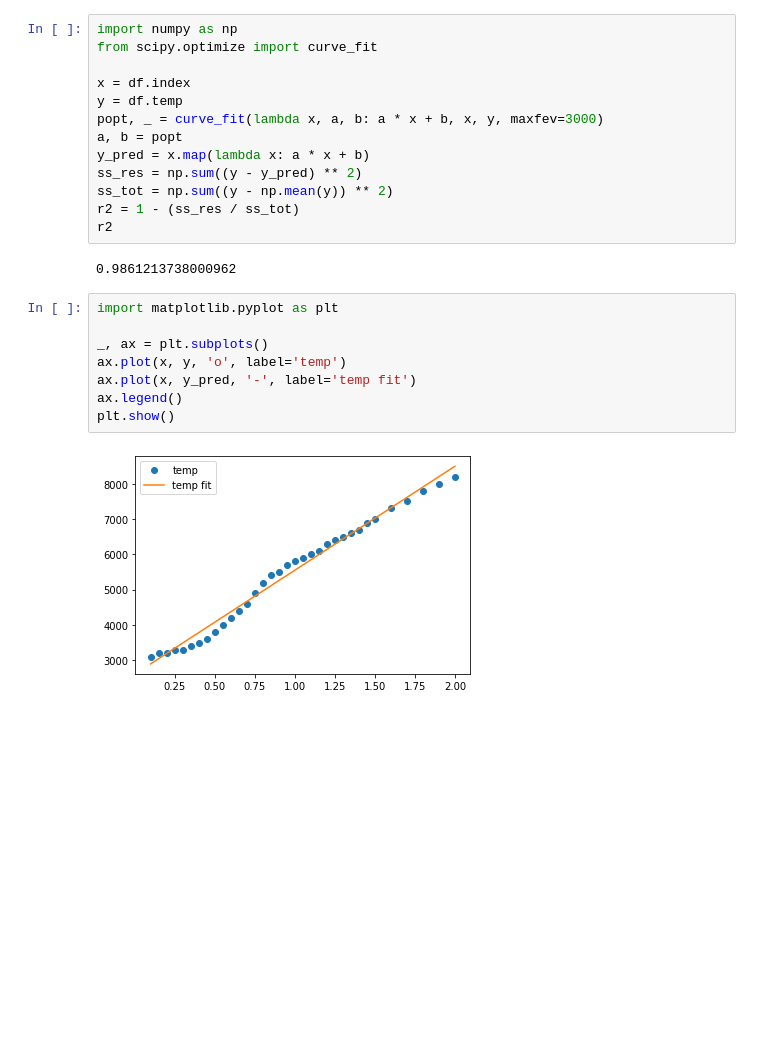
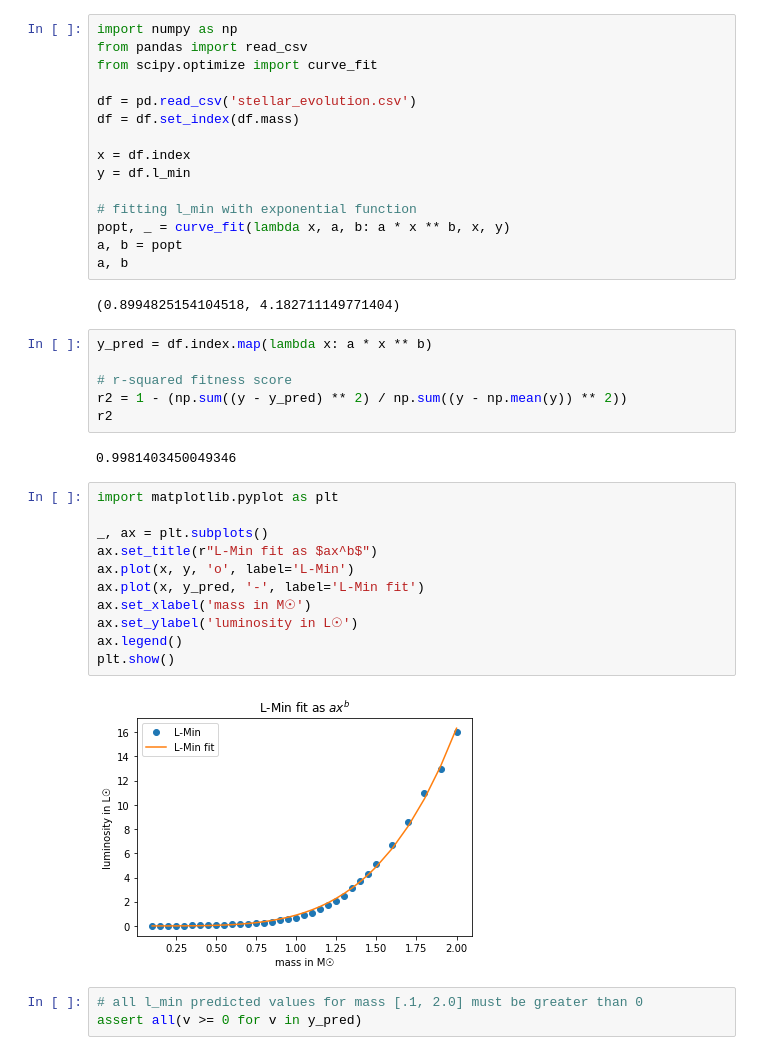
Before and after one commit to vialdj/gs4worldbuilding, a Jupyter notebook: dev/stellar_evolution.ipynb, the cells around one changed output. Saved outputs shown, nothing was run; the diff lists cells and outputs as text; blank space fills up the shorter version.

Commit message:
l_min fitted through exponential form with positive constraint

```diff
--- a/dev/stellar_evolution.ipynb
+++ b/dev/stellar_evolution.ipynb
@@ -25,25 +1,41 @@ df
 # %%
 import numpy as np
+from pandas import read_csv
 from scipy.optimize import curve_fit
 
+df = pd.read_csv('stellar_evolution.csv')
+df = df.set_index(df.mass)
+
 x = df.index
-y = df.temp
-popt, _ = curve_fit(lambda x, a, b: a * x + b, x, y, maxfev=3000)
+y = df.l_min
+
+# fitting l_min with exponential function
+popt, _ = curve_fit(lambda x, a, b: a * x ** b, x, y)
 a, b = popt
-y_pred = x.map(lambda x: a * x + b)
-ss_res = np.sum((y - y_pred) ** 2)
-ss_tot = np.sum((y - np.mean(y)) ** 2)
-r2 = 1 - (ss_res / ss_tot)
-r2
+a, b
 # %% [output]
-0.9861213738000962
+(0.8994825154104518, 4.182711149771404)
+# %%
+y_pred = df.index.map(lambda x: a * x ** b)
+
+# r-squared fitness score
+r2 = 1 - (np.sum((y - y_pred) ** 2) / np.sum((y - np.mean(y)) ** 2))
+r2
+# %% [output]
+0.9981403450049346
 # %%
 import matplotlib.pyplot as plt
 
 _, ax = plt.subplots()
-ax.plot(x, y, 'o', label='temp')
-ax.plot(x, y_pred, '-', label='temp fit')
+ax.set_title(r"L-Min fit as $ax^b$")
+ax.plot(x, y, 'o', label='L-Min')
+ax.plot(x, y_pred, '-', label='L-Min fit')
+ax.set_xlabel('mass in M☉')
+ax.set_ylabel('luminosity in L☉')
 ax.legend()
 plt.show()
 # %% [output]
-[figure, old version]
+[figure, new version]
+# %%
+# all l_min predicted values for mass [.1, 2.0] must be greater than 0
+assert all(v >= 0 for v in y_pred)
```
Also changed, not shown: parts of 1 cell of this notebook, 1 other file.
